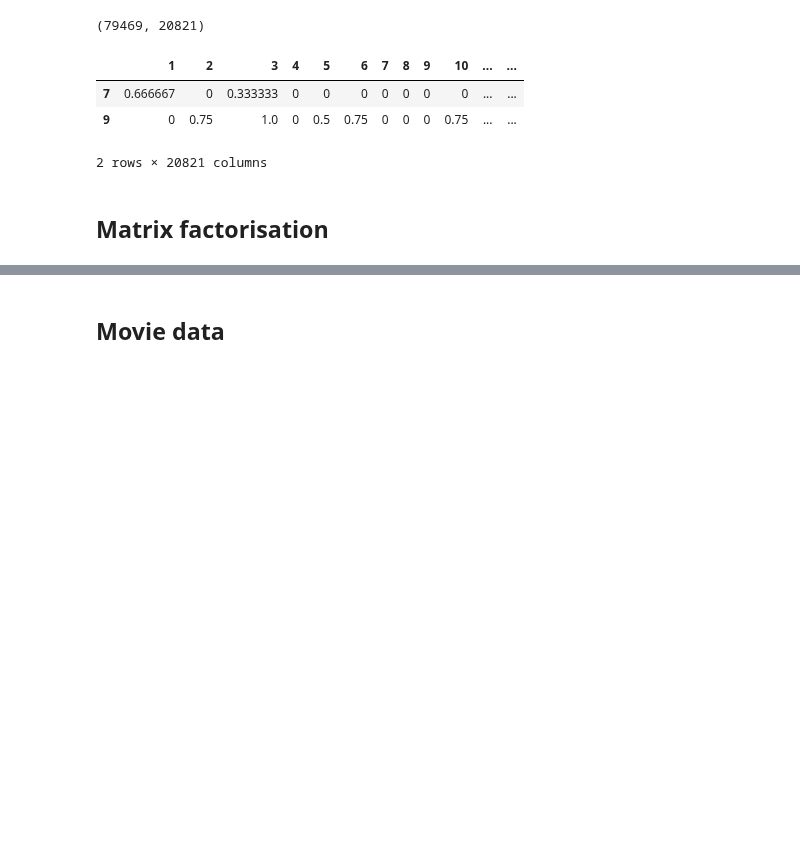
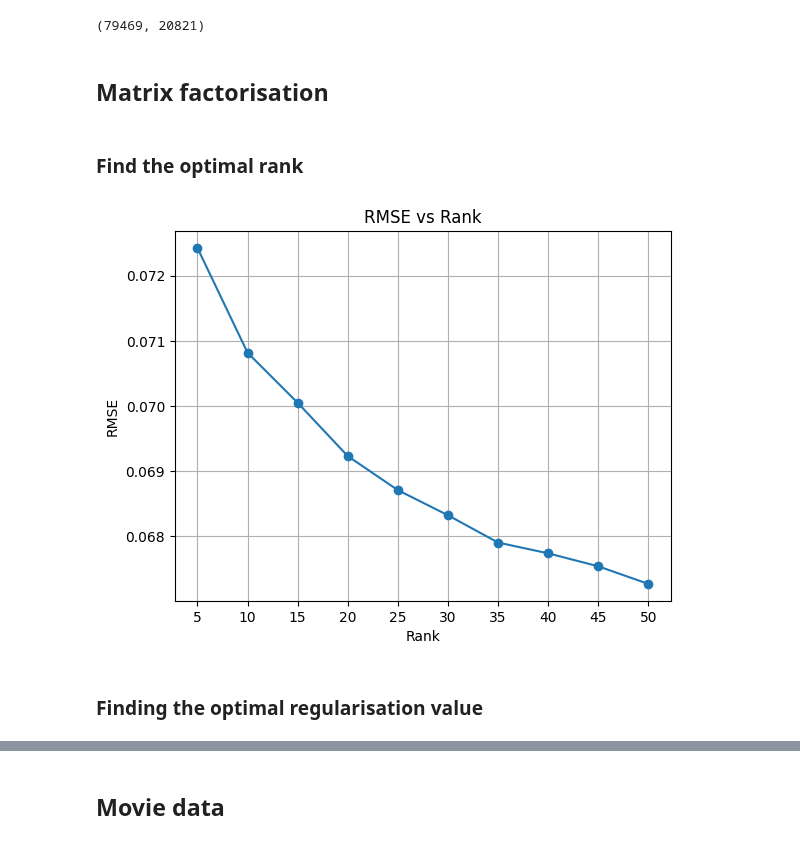
Before and after one commit to AlbotGoodman/machine-learning, a Jupyter notebook: lab2/collaborative_filtering.ipynb, the cells around one changed output, grey strips where cells are left out. Cells and saved outputs as stored; diff of their text form; code cells hidden in the pictures; blank space fills up the shorter version.

```diff
--- a/lab2/collaborative_filtering.ipynb
+++ b/lab2/collaborative_filtering.ipynb
@@ -183,9 +182,35 @@ sparse_df = pd.DataFrame.sparse.from_spmatrix(
-# %%
-sparse_df.head(2)
-# %% [output]
-|  | 1 | 2 | 3 | 4 | 5 | 6 | 7 | 8 | 9 | 10 | ... | ... |
-| 7 | 0.666667 | 0 | 0.333333 | 0 | 0 | 0 | 0 | 0 | 0 | 0 | ... | ... |
-| 9 | 0 | 0.75 | 1.0 | 0 | 0.5 | 0.75 | 0 | 0 | 0 | 0.75 | ... | ... |
-2 rows × 20821 columns
 # %% [markdown]
 ## Matrix factorisation
+# %% [markdown]
+### Find the optimal rank
+# %%
+rank_range = range(5, 51, 5)
+b = 5000
+sample = 1000
+RMSE_values = []
+user_idxs = np.random.choice(rating_matrix.shape[0], sample, replace=False)
+item_idxs = np.random.choice(rating_matrix.shape[1], sample, replace=False)
+
+for n in rank_range:
+    model = MiniBatchNMF(
+        n_components=n,
+        batch_size=b
+    )
+    W = model.fit_transform(rating_matrix)
+    H = model.components_
+    V = np.dot(W[user_idxs, :], H[:, item_idxs])
+    R = rating_matrix[user_idxs, :][:, item_idxs].toarray()
+    RMSE = np.sqrt(mean_squared_error(R, V))
+    RMSE_values.append(RMSE)
+
+plt.plot(rank_range, RMSE_values, marker="o")
+plt.xlabel("Rank")
+plt.ylabel("RMSE")
+plt.title("RMSE vs Rank")
+plt.xticks(rank_range)
+plt.grid()
+plt.show()
+# %% [output]
+[figure, added]
+# %% [markdown]
+### Finding the optimal regularisation value
```
Also changed, not shown: parts of 12 cells of this notebook, 2 other files.
